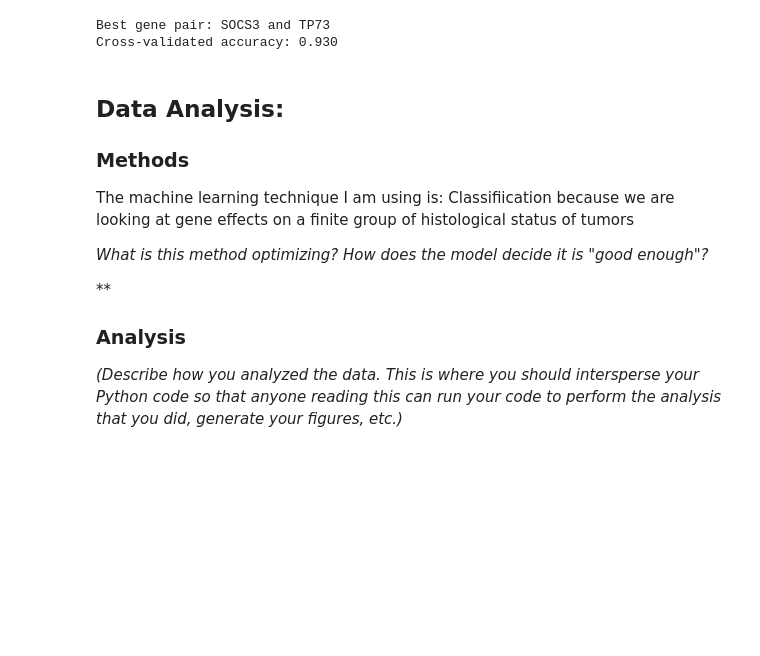
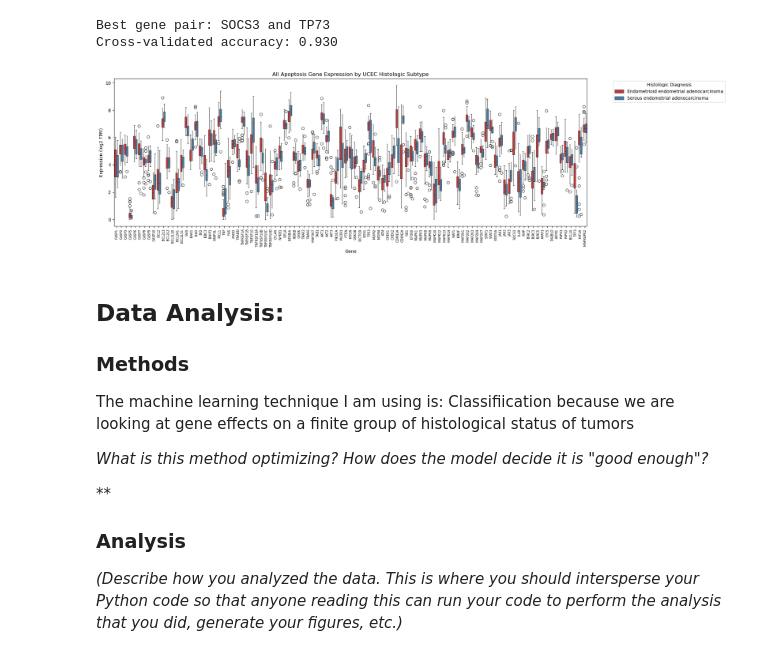
Before and after one commit to isabella-imburgia/Module-4-Cancer-Imburgia-Abed, a Jupyter notebook: code/Module 4 Template.ipynb, the cells around one changed output. Saved outputs shown, nothing was run; the diff lists cells and outputs as text; code cells hidden in the pictures; blank space fills up the shorter version.

```diff
--- a/code/Module 4 Template.ipynb
+++ b/code/Module 4 Template.ipynb
@@ -431,6 +431,33 @@ Decision Tree Accuracy: 0.865
 [figure]
 Best gene pair: SOCS3 and TP73
 Cross-validated accuracy: 0.930
+# %%
+# ── Melt all genes into long format for a single plot ─────────────────────────
+available_genes = [g for g in gene_list if g in binary_df.columns]
+
+plot_df = binary_df[available_genes + ['histologic_diagnosis']].melt(
+    id_vars='histologic_diagnosis',
+    var_name='Gene',
+    value_name='Expression'
+)
+
+plt.figure(figsize=(20, 6))
+sns.boxplot(
+    data=plot_df,
+    x='Gene',
+    y='Expression',
+    hue='histologic_diagnosis',
+    palette="Set1"
+)
+plt.xticks(rotation=90, fontsize=7)
+plt.xlabel("Gene")
+plt.ylabel("Expression (log2 TPM)")
+plt.title("All Apoptosis Gene Expression by UCEC Histologic Subtype")
+plt.legend(title="Histologic Diagnosis", bbox_to_anchor=(1.05, 1), loc='upper left')
+plt.tight_layout()
+plt.show()
+# %% [output]
+[figure, added]
 # %% [markdown]
 ## Data Analysis:
 
```
